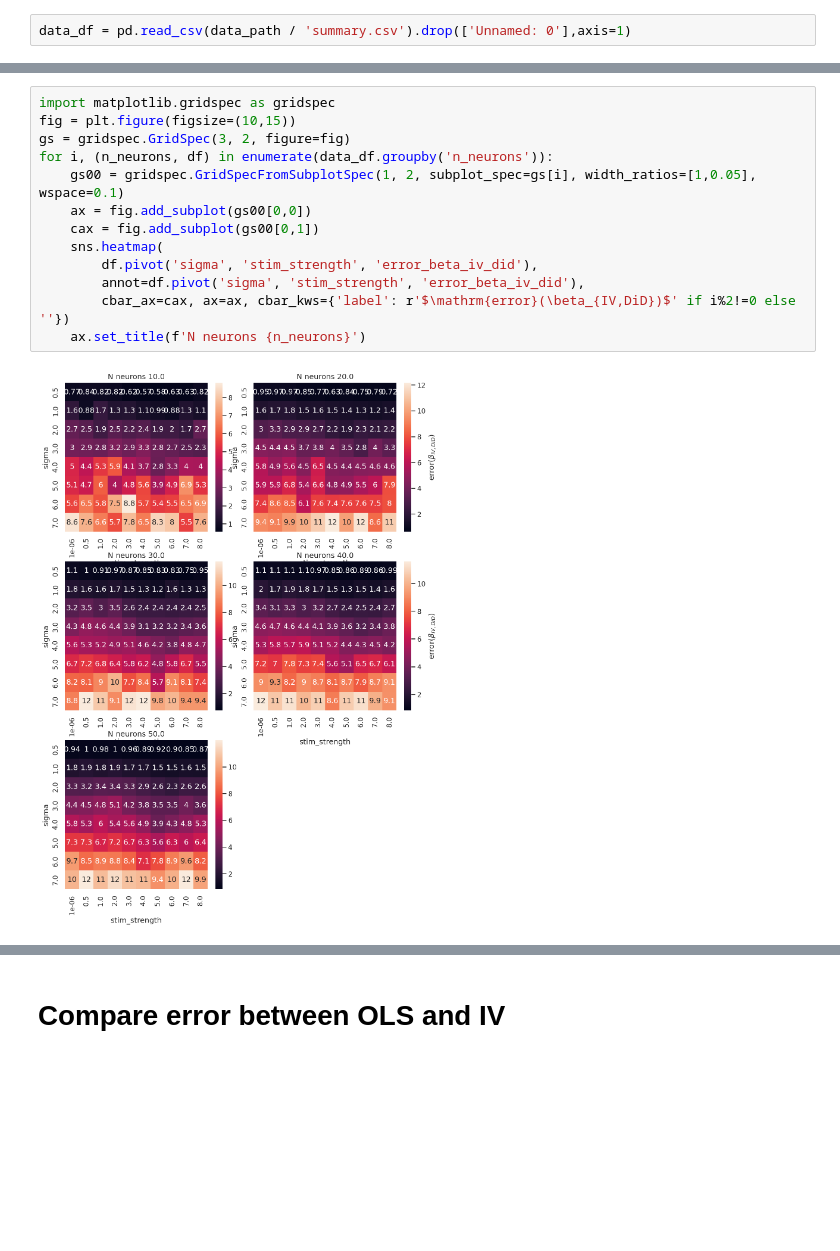
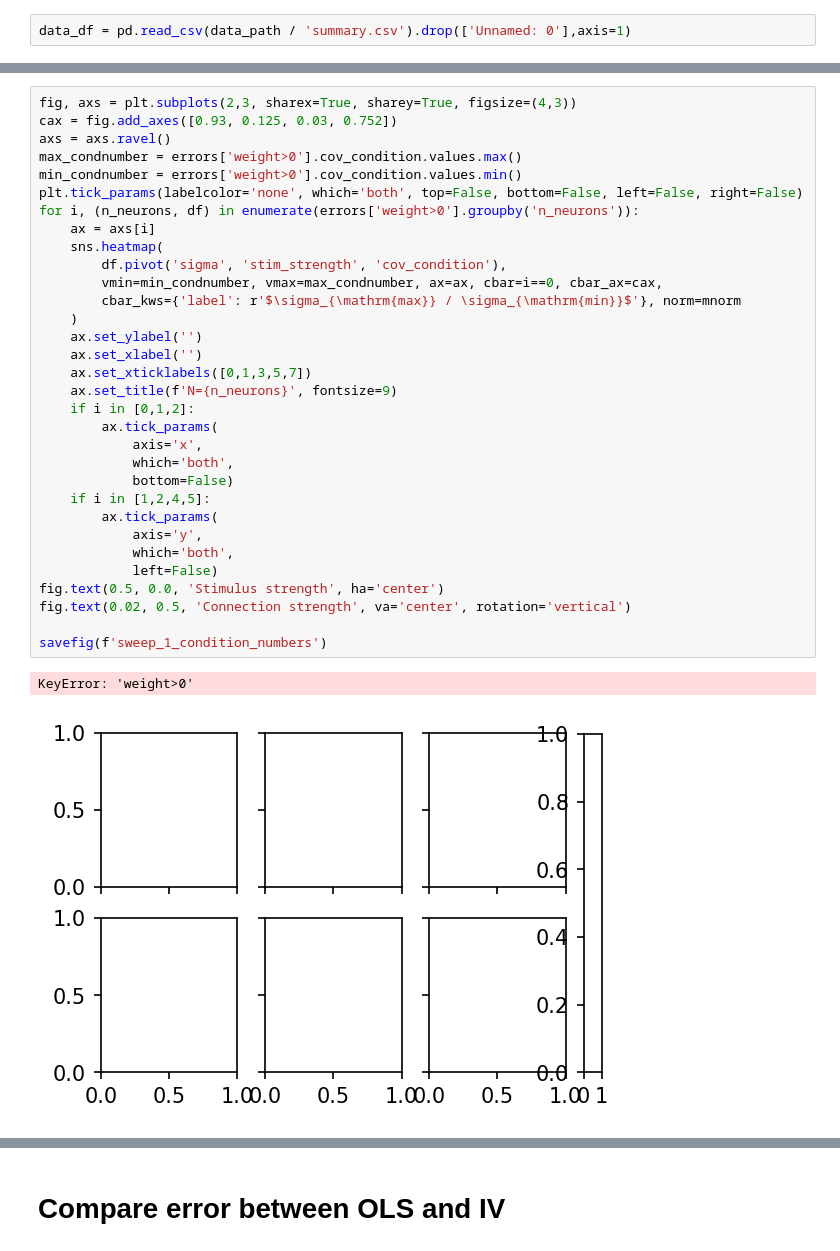
Before and after one commit to lepmik/causal-optoconnectics, a Jupyter notebook: notebooks/sweep_1_baseline.ipynb, the cells around one changed output, grey strips where cells are left out. Cells and saved outputs as stored; diff of their text form; blank space fills up the shorter version.

```diff
--- a/notebooks/sweep_1_baseline.ipynb
+++ b/notebooks/sweep_1_baseline.ipynb
@@ -63,15 +64,35 @@ sns.heatmap(
-# %%
-import matplotlib.gridspec as gridspec
-fig = plt.figure(figsize=(10,15))
-gs = gridspec.GridSpec(3, 2, figure=fig)
-for i, (n_neurons, df) in enumerate(data_df.groupby('n_neurons')):
-    gs00 = gridspec.GridSpecFromSubplotSpec(1, 2, subplot_spec=gs[i], width_ratios=[1,0.05], wspace=0.1)
-    ax = fig.add_subplot(gs00[0,0])
-    cax = fig.add_subplot(gs00[0,1])
-    sns.heatmap(
-        df.pivot('sigma', 'stim_strength', 'error_beta_iv_did'),
-        annot=df.pivot('sigma', 'stim_strength', 'error_beta_iv_did'),
-        cbar_ax=cax, ax=ax, cbar_kws={'label': r'$\mathrm{error}(\beta_{IV,DiD})$' if i%2!=0 else ''})
-    ax.set_title(f'N neurons {n_neurons}')
-# %% [output]
-[figure, removed]
+# %%
+fig, axs = plt.subplots(2,3, sharex=True, sharey=True, figsize=(4,3))
+cax = fig.add_axes([0.93, 0.125, 0.03, 0.752])
+axs = axs.ravel()
+max_condnumber = errors['weight>0'].cov_condition.values.max()
+min_condnumber = errors['weight>0'].cov_condition.values.min()
+plt.tick_params(labelcolor='none', which='both', top=False, bottom=False, left=False, right=False)
+for i, (n_neurons, df) in enumerate(errors['weight>0'].groupby('n_neurons')):
+    ax = axs[i]
+    sns.heatmap(
+        df.pivot('sigma', 'stim_strength', 'cov_condition'),
+        vmin=min_condnumber, vmax=max_condnumber, ax=ax, cbar=i==0, cbar_ax=cax,
+        cbar_kws={'label': r'$\sigma_{\mathrm{max}} / \sigma_{\mathrm{min}}$'}, norm=mnorm
+    )
+    ax.set_ylabel('')
+    ax.set_xlabel('')
+    ax.set_xticklabels([0,1,3,5,7])
+    ax.set_title(f'N={n_neurons}', fontsize=9)
+    if i in [0,1,2]:
+        ax.tick_params(
+            axis='x',
+            which='both',
+            bottom=False)
+    if i in [1,2,4,5]:
+        ax.tick_params(
+            axis='y',
+            which='both',
+            left=False)
+fig.text(0.5, 0.0, 'Stimulus strength', ha='center')
+fig.text(0.02, 0.5, 'Connection strength', va='center', rotation='vertical')
+
+savefig(f'sweep_1_condition_numbers')
+# %% [output]
+KeyError: 'weight>0'
+[figure, added]
```
Also changed, not shown: parts of 37 cells of this notebook, 30 other files.
